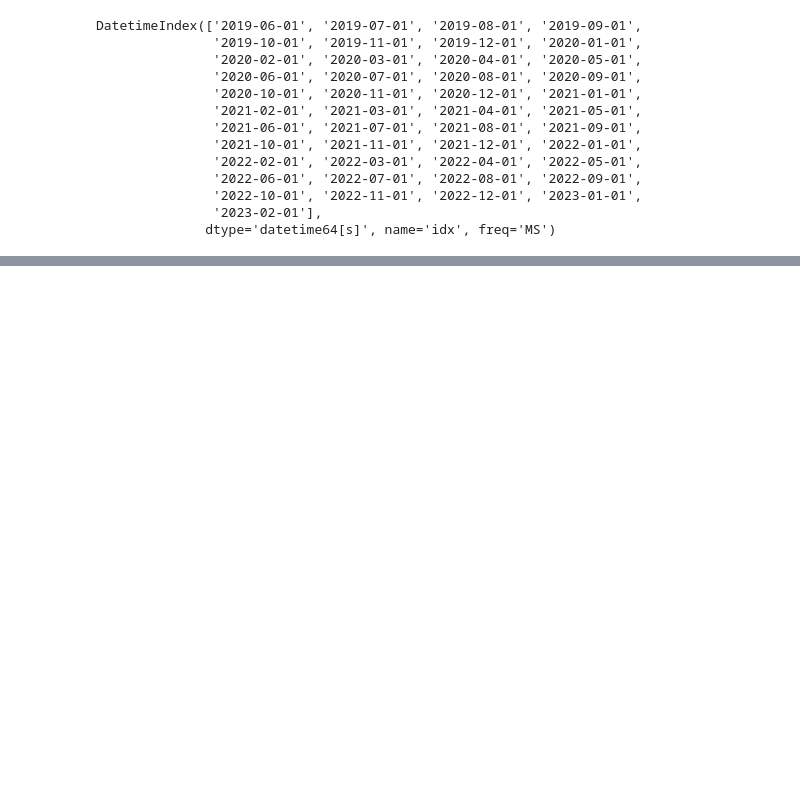
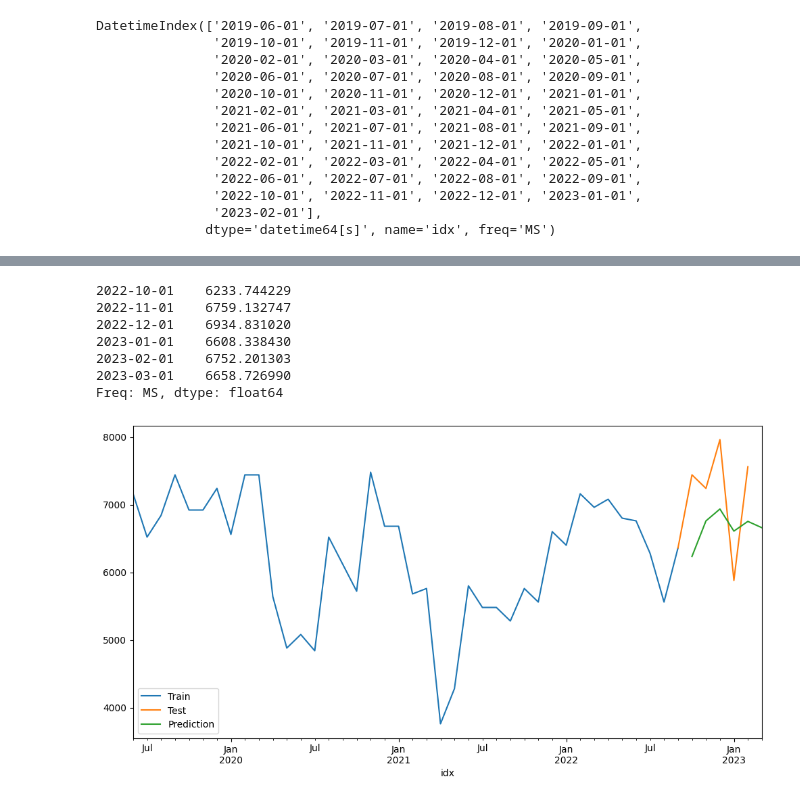
Before and after one commit to enriqTS/IC-Gasto-Fotovoltaico, a Jupyter notebook: simple-prev.ipynb, the cells around one changed output, grey strips where cells are left out. Drawn from its saved outputs; the diff is of its cells as text; code cells hidden in the pictures; blank space fills up the shorter version.

```diff
--- a/simple-prev.ipynb
+++ b/simple-prev.ipynb
@@ -126,0 +156,3 @@ df_test_transpose[[7008528502.0,'HWadd', 'HWmul']].plot(figsize=(12,6)).autoscal
+# %%
+df_test_transpose.info()
+df_test_transpose.drop(['SES', 'HWadd', 'HWmul'],axis=1, inplace=True)
@@ -126,0 +176,4 @@ df_test_transpose[[7008528502.0,'HWadd', 'HWmul']].plot(figsize=(12,6)).autoscal
+# %%
+train_data = df_test_transpose.loc[:'2022-09-01']
+test_data = df_test_transpose.loc['2022-09-01':]
+test_data
@@ -126,0 +189,18 @@ df_test_transpose[[7008528502.0,'HWadd', 'HWmul']].plot(figsize=(12,6)).autoscal
+# %%
+fitted_model = ExponentialSmoothing(train_data[3001084033].astype(float), trend='mul',seasonal='add',seasonal_periods=12).fit()
+# %%
+test_predictions = fitted_model.forecast(6)
+# %%
+train_data[3001084033].plot(legend=True,label='Train',figsize=(12,6))
+test_data[3001084033].plot(legend=True,label='Test',figsize=(12,6))
+test_predictions.plot(legend=True,label='Prediction',figsize=(12,6))
+test_predictions
+# %% [output]
+2022-10-01    6233.744229
+2022-11-01    6759.132747
+2022-12-01    6934.831020
+2023-01-01    6608.338430
+2023-02-01    6752.201303
+2023-03-01    6658.726990
+Freq: MS, dtype: float64
+[figure, added]
```
Also changed, not shown: parts of 16 cells of this notebook.
